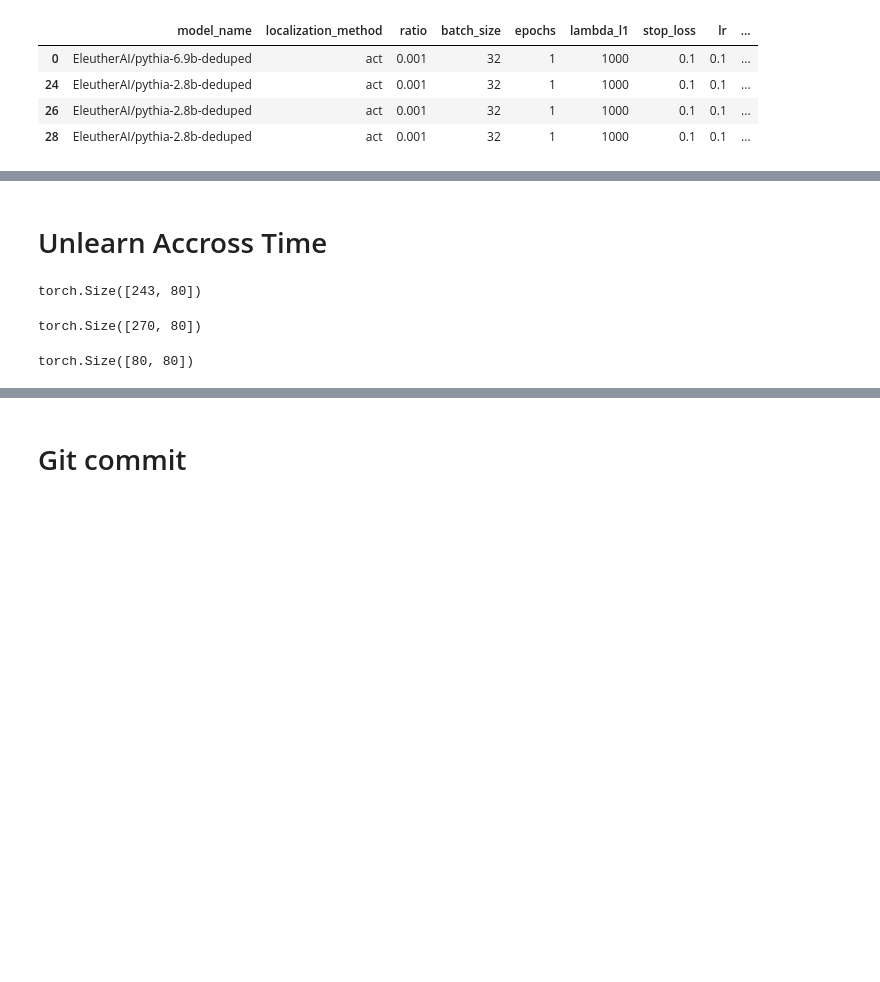
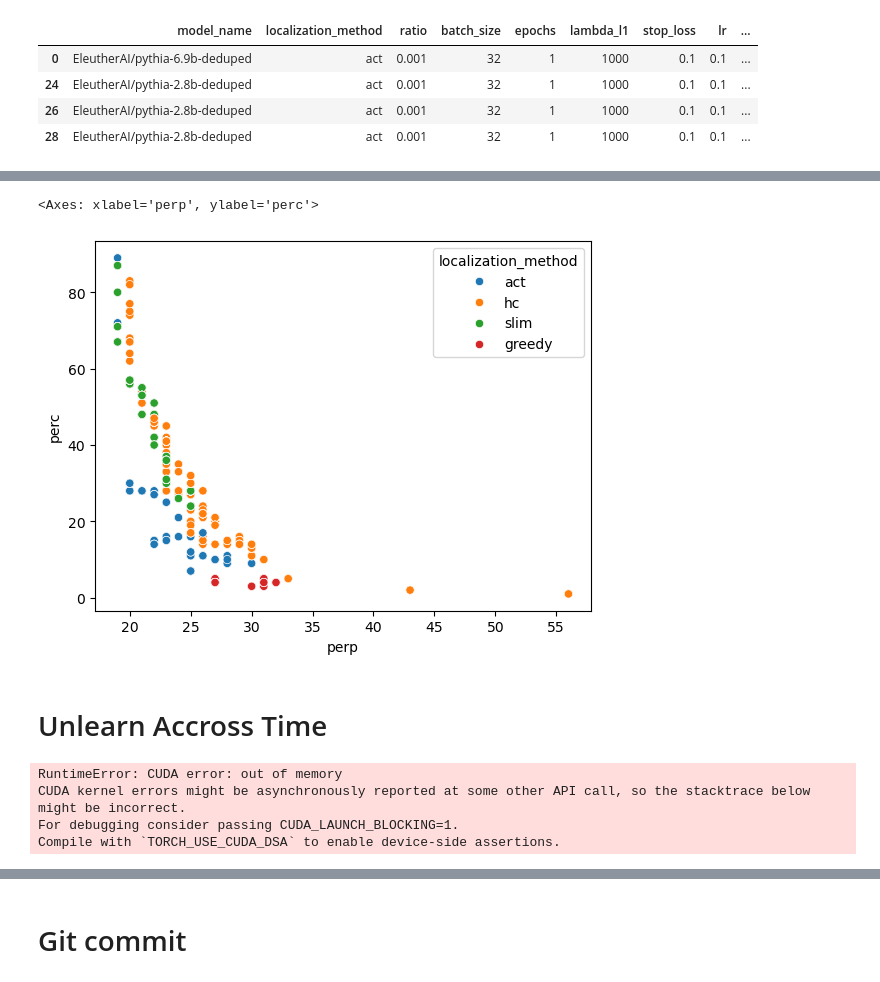
Before and after one commit to msakarvadia/memorization, a Jupyter notebook: figs/pythia_unlearning_results.ipynb, the cells around one changed output, grey strips where cells are left out. Cells and saved outputs as stored; diff of their text form; code cells hidden in the pictures; blank space fills up the shorter version.

```diff
--- a/figs/pythia_unlearning_results.ipynb
+++ b/figs/pythia_unlearning_results.ipynb
@@ -175,29 +189,33 @@ STEP:  143000  model_name:   EleutherAI/pythia-2.8b-deduped
+# %%
+super_df = pd.concat(dfs, axis=0)
+# %%
+sns.scatterplot(x="perp",
+                y="perc",
+                data=super_df,
+                hue="localization_method")
+# %% [output]
+<Axes: xlabel='perp', ylabel='perc'>
+[figure, added]
 # %% [markdown]
 # Unlearn Accross Time
 # %%
 seq_before = []
 seq_after = []
 ckpt_dir = "/pscratch/sd/m/mansisak/memorization/model_ckpts/"
-for step in [108000, 143000]:
+steps = [108000, 143000]
+for step in steps:
 
     #load original mem set
     mem_seq_original = torch.load(f'{ckpt_dir}{step}/EleutherAI_edit/mem_seq_pythia-2.8b-deduped')
     seq_before.append(mem_seq_original)
 
     #load mem set after unlearning
-    mem_seq_after_edit = torch.load(f'{ckpt_dir}{step}/EleutherAI_edit/act/mem/0.01/mem_seq_pythia-2.8b-deduped')
+    #mem_seq_after_edit = torch.load(f'{ckpt_dir}{step}/EleutherAI_edit/act/mem/0.01/mem_seq_pythia-2.8b-deduped')
     #mem_seq_after_edit = torch.load(f'{ckpt_dir}{step}/EleutherAI_edit/random_greedy/mem/0.01/1/0.1/0.9/0.0005/mem_seq_pythia-2.8b-deduped')
-    #mem_seq_after_edit = torch.load(f'{ckpt_dir}{step}/EleutherAI_edit/hc/mem/0.01/1/1000/0.1/0.1/mem_seq_pythia-2.8b-deduped')
+    mem_seq_after_edit = torch.load(f'{ckpt_dir}{step}/EleutherAI_edit/hc/mem/0.01/1/1000/0.1/0.1/mem_seq_pythia-2.8b-deduped')
     seq_after.append(mem_seq_after_edit)
+# %% [output]
+RuntimeError: CUDA error: out of memory
+CUDA kernel errors might be asynchronously reported at some other API call, so the stacktrace below might be incorrect.
+For debugging consider passing CUDA_LAUNCH_BLOCKING=1.
+Compile with `TORCH_USE_CUDA_DSA` to enable device-side assertions.
-# %%
-seq_before[0].shape
-# %% [output]
-torch.Size([243, 80])
-# %%
-seq_before[1].shape
-# %% [output]
-torch.Size([270, 80])
-# %%
-seq_after[0].shape
-# %% [output]
-torch.Size([80, 80])
```
Also changed, not shown: parts of 10 cells of this notebook.
